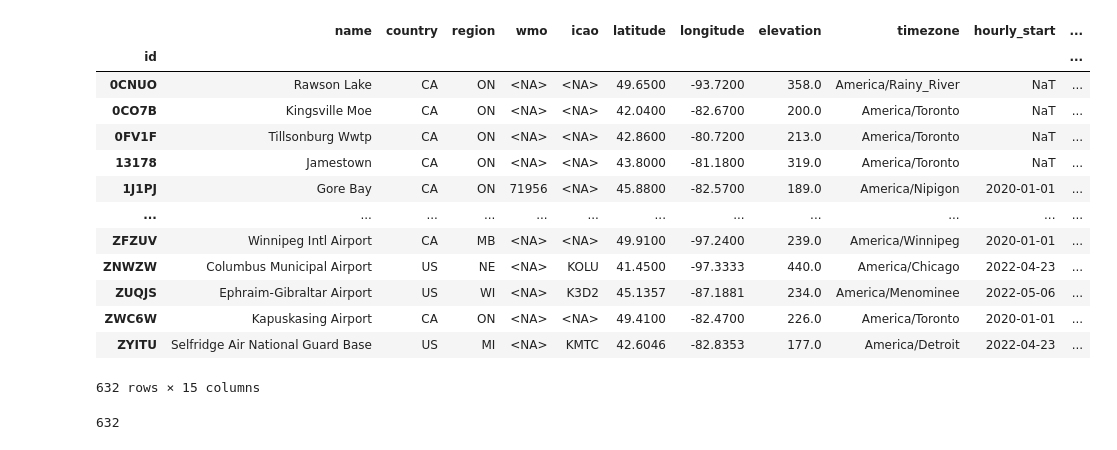
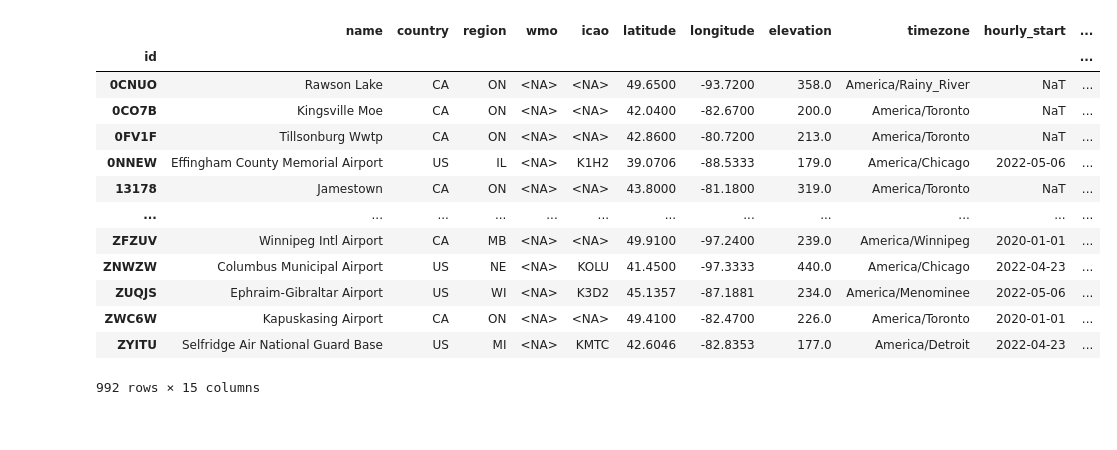
Before and after one commit to Pkeet99/Weatherman, a Jupyter notebook: data/Generate_datasetsmall.ipynb, the cells around one changed output. Saved outputs shown, nothing was run; the diff lists cells and outputs as text; code cells hidden in the pictures.

```diff
--- a/data/Generate_datasetsmall.ipynb
+++ b/data/Generate_datasetsmall.ipynb
@@ -4,23 +4,25 @@ from meteostat import Stations, Hourly
 import pickle
 # %%
 stations = Stations()
-stations = stations.bounds((50, -100), (40, -80))
+stations = stations.bounds((50, -100), (35, -80))
 stationlist=stations.fetch()
 #print('Stations in northern hemisphere:', stations.count())
+
+stationlist.drop(['NO755','NNY2V','O879F'],errors='ignore',inplace=True)
 stationlist
 # %% [output]
 |  | name | country | region | wmo | icao | latitude | longitude | elevation | timezone | hourly_start | ... |
 | id |  |  |  |  |  |  |  |  |  |  | ... |
 | 0CNUO | Rawson Lake | CA | ON | <NA> | <NA> | 49.6500 | -93.7200 | 358.0 | America/Rainy_River | NaT | ... |
 | 0CO7B | Kingsville Moe | CA | ON | <NA> | <NA> | 42.0400 | -82.6700 | 200.0 | America/Toronto | NaT | ... |
 | 0FV1F | Tillsonburg Wwtp | CA | ON | <NA> | <NA> | 42.8600 | -80.7200 | 213.0 | America/Toronto | NaT | ... |
+| 0NNEW | Effingham County Memorial Airport | US | IL | <NA> | K1H2 | 39.0706 | -88.5333 | 179.0 | America/Chicago | 2022-05-06 | ... |
 | 13178 | Jamestown | CA | ON | <NA> | <NA> | 43.8000 | -81.1800 | 319.0 | America/Toronto | NaT | ... |
-| 1J1PJ | Gore Bay | CA | ON | 71956 | <NA> | 45.8800 | -82.5700 | 189.0 | America/Nipigon | 2020-01-01 | ... |
 | ... | ... | ... | ... | ... | ... | ... | ... | ... | ... | ... | ... |
 | ZFZUV | Winnipeg Intl Airport | CA | MB | <NA> | <NA> | 49.9100 | -97.2400 | 239.0 | America/Winnipeg | 2020-01-01 | ... |
 | ZNWZW | Columbus Municipal Airport | US | NE | <NA> | KOLU | 41.4500 | -97.3333 | 440.0 | America/Chicago | 2022-04-23 | ... |
 | ZUQJS | Ephraim-Gibraltar Airport | US | WI | <NA> | K3D2 | 45.1357 | -87.1881 | 234.0 | America/Menominee | 2022-05-06 | ... |
 | ZWC6W | Kapuskasing Airport | CA | ON | <NA> | <NA> | 49.4100 | -82.4700 | 226.0 | America/Toronto | 2020-01-01 | ... |
 | ZYITU | Selfridge Air National Guard Base | US | MI | <NA> | KMTC | 42.6046 | -82.8353 | 177.0 | America/Detroit | 2022-04-23 | ... |
-632 rows × 15 columns
+992 rows × 15 columns
 # %%
@@ -28,8 +30,6 @@ start = datetime(2021, 1, 1)
 end = datetime(2022, 10, 15, 23, 59)
 # %%
-len(stationlist)#print(stationlist)
+#print(stationlist.to_string())
-# %% [output]
-632
 # %%
 Hourly.cache_dir = r'data/cache'
 data = Hourly(stationlist, start=start, end=end)
```
Also changed, not shown: parts of 6 cells of this notebook, 7 other files.
